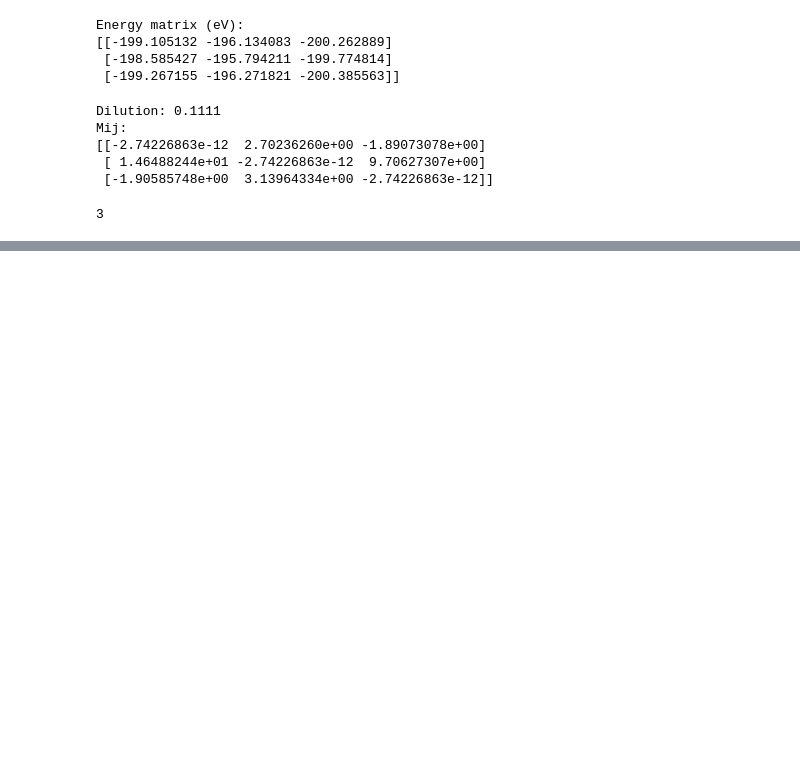
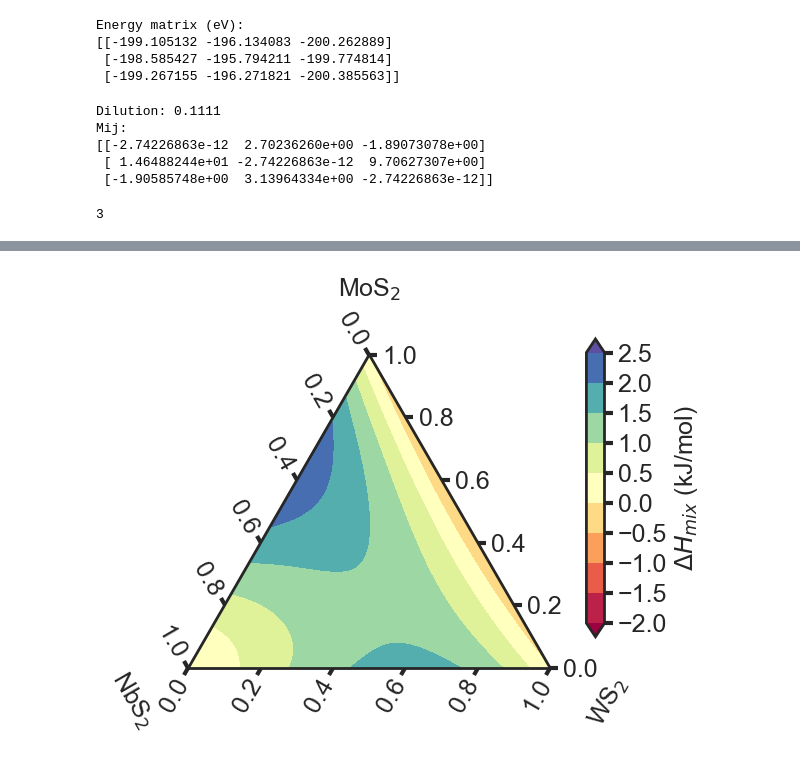
Before and after one commit to seixas-research/oncapintada, a Jupyter notebook: examples/notebooks/example03/example03.ipynb, the cells around one changed output, grey strips where cells are left out. Drawn from its saved outputs; the diff is of its cells as text; code cells hidden in the pictures; blank space fills up the shorter version.

```diff
--- a/examples/notebooks/example03/example03.ipynb
+++ b/examples/notebooks/example03/example03.ipynb
@@ -81,0 +135,41 @@ array([0.8, 0.2, 0. ])
+# %%
+fig = plt.figure(figsize=(10.8, 4.8))
+ax = plt.subplot(projection="ternary")
+
+x1, x2, x3 = get_triangular_grid(101) # MoS2, NbS2, WS2
+h_mix_grid = mixing_model.get_enthalpy_of_mixing(X=np.column_stack((x1.flatten(), x2.flatten(), x3.flatten())), normalized=True)
+h_mix_grid *= 96.485 # Convert to kJ/mol
+
+levels = np.arange(-2,3, 0.5)
+cs = ax.tricontourf(x1, x2, x3, h_mix_grid, cmap="Spectral", levels=levels, extend='both') # levels=levels,  vmin=vmin, vmax=vmax
+
+ax.set_tlabel(r"MoS$_2$", fontsize=18)
+ax.set_llabel(r"NbS$_2$", fontsize=18)
+ax.set_rlabel(r"WS$_2$", fontsize=18)
+
+ax.taxis.set_major_locator(MultipleLocator(0.20))
+ax.laxis.set_major_locator(MultipleLocator(0.20))
+ax.raxis.set_major_locator(MultipleLocator(0.20))
+
+ax.grid(axis='l', which='major', linestyle='--', linewidth=1, color='black')
+ax.grid(axis='r', which='major', linestyle='--', linewidth=1, color='black')
+ax.grid(axis='t', which='major', linestyle='--', linewidth=1, color='black')
+
+cax = ax.inset_axes([1.10, 0.1, 0.05, 0.95], transform=ax.transAxes)
+colorbar = fig.colorbar(cs, cax=cax)
+colorbar.set_label(r'$\Delta H_{mix}$ (kJ/mol)', rotation=90, fontsize=18)
+
+plt.tick_params(axis='both', which='major', labelsize=18, width=3, length=6)
+for spine in plt.gca().spines.values():
+    spine.set_linewidth(2)
+
+colorbar.set_ticks(levels)
+cax.tick_params(axis='both', which='major', labelsize=18, width=3, length=6)
+for spine in cax.spines.values():
+    spine.set_linewidth(2)
+
+plt.tight_layout()
+fig.savefig("ternary_plot.png", dpi=500)
+plt.show()
+# %% [output]
+[figure, added]
```
Also changed, not shown: parts of 31 cells of this notebook, 5 other files.
